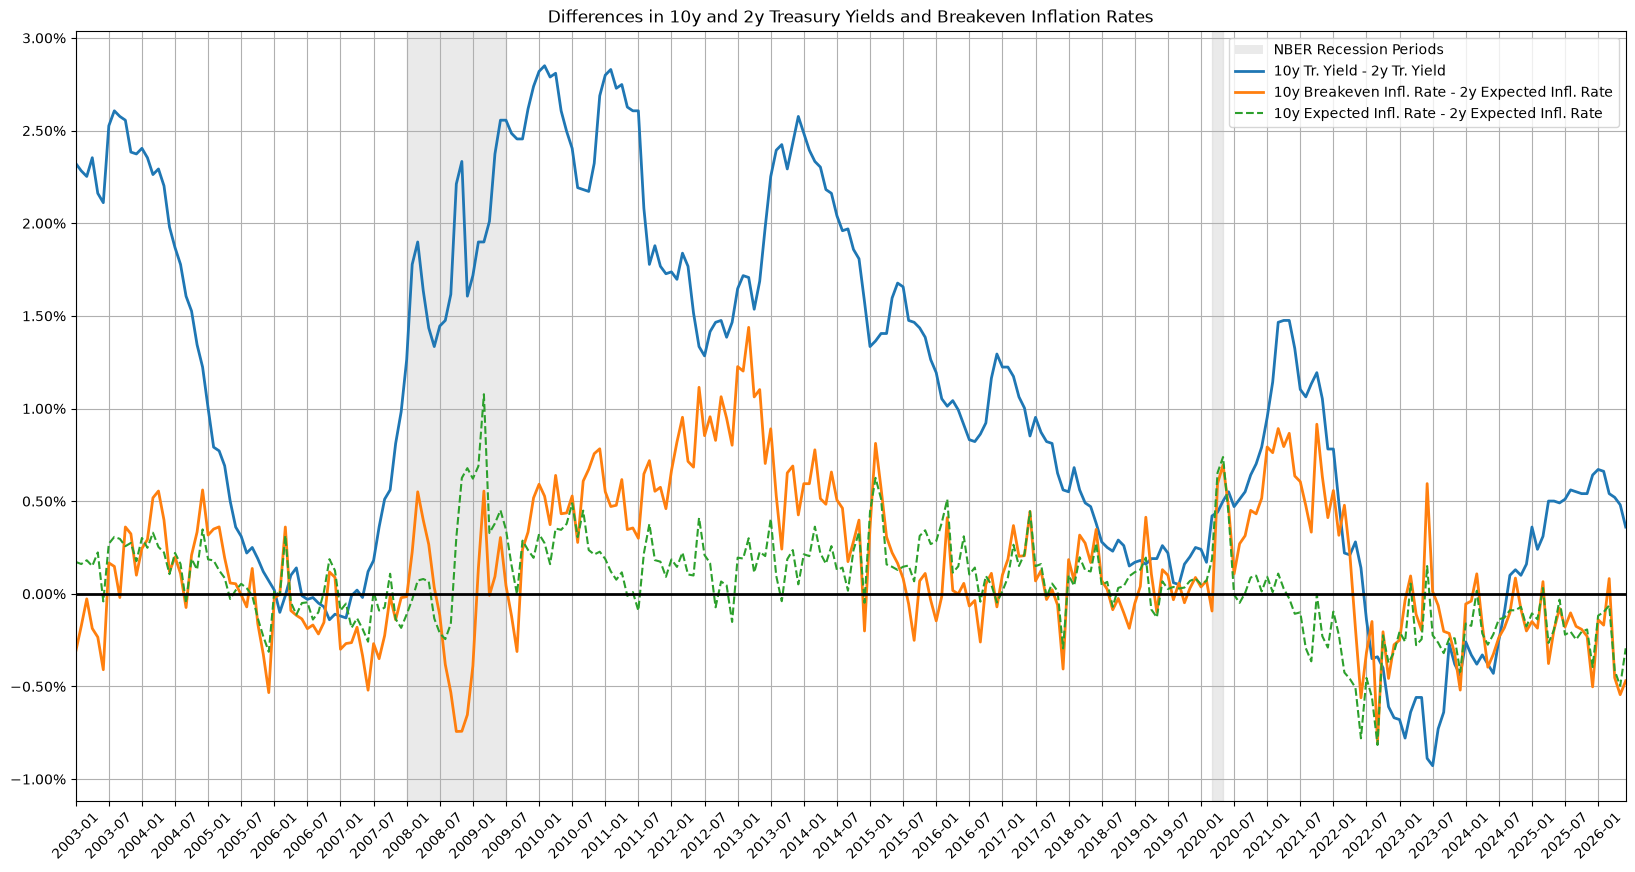
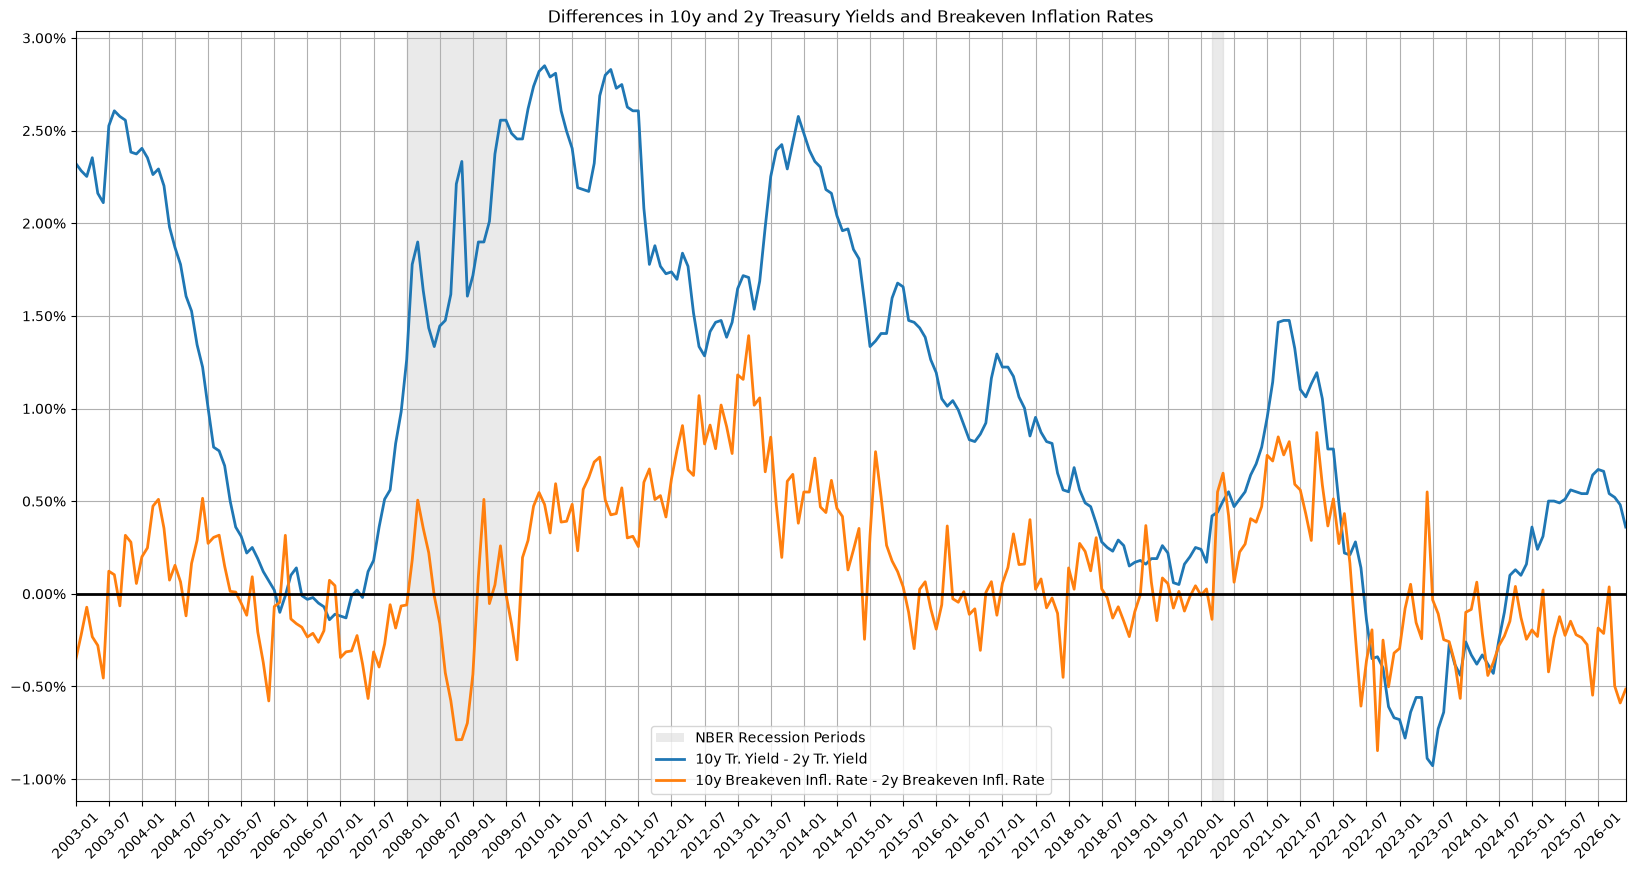
The change to this notebook cell's code, shown as a diff; its figure went from the first image to the second:
--- before
+++ after
@@ -1,6 +1,6 @@
-ax = data2.iloc[:, :2].plot(figsize=(20,10), grid=True, linewidth=2,
+ax = data2.plot(figsize=(20,10), grid=True, lw=2,
                 title='Differences in 10y and 2y Treasury Yields and Breakeven Inflation Rates',
                 xticks=data2.index[::6], xlabel='', rot=45)
-ax = data2.iloc[:, 2:].plot(ax=ax, grid=True, xticks=data2.index[::6], xlabel='', rot=45, linestyle='--')
+#ax = data2.iloc[:, 1:].plot(ax=ax, grid=True, xticks=data2.index[::6], xlabel='', rot=45, linestyle='--')
 ax.axhline(y=0, lw=2, c='k')
 add_recession_shading(ax, recessions)

Commit: Improved the statistical test and simplified